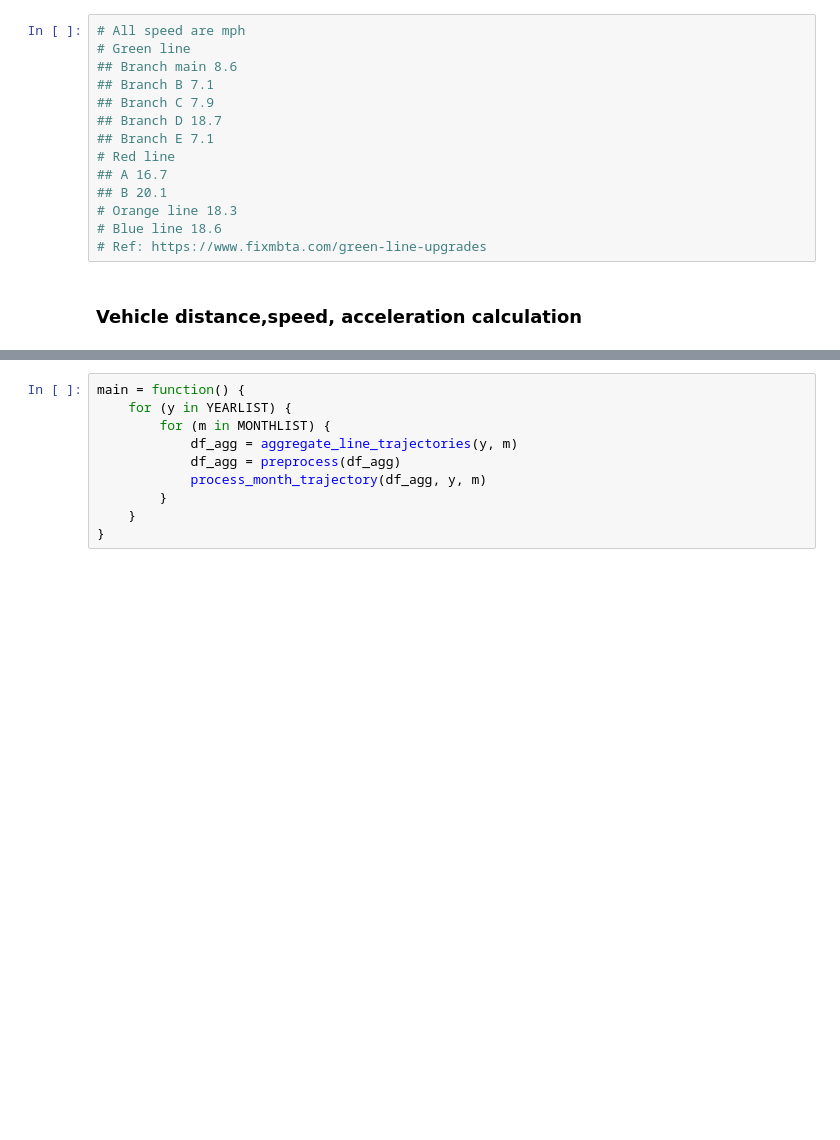
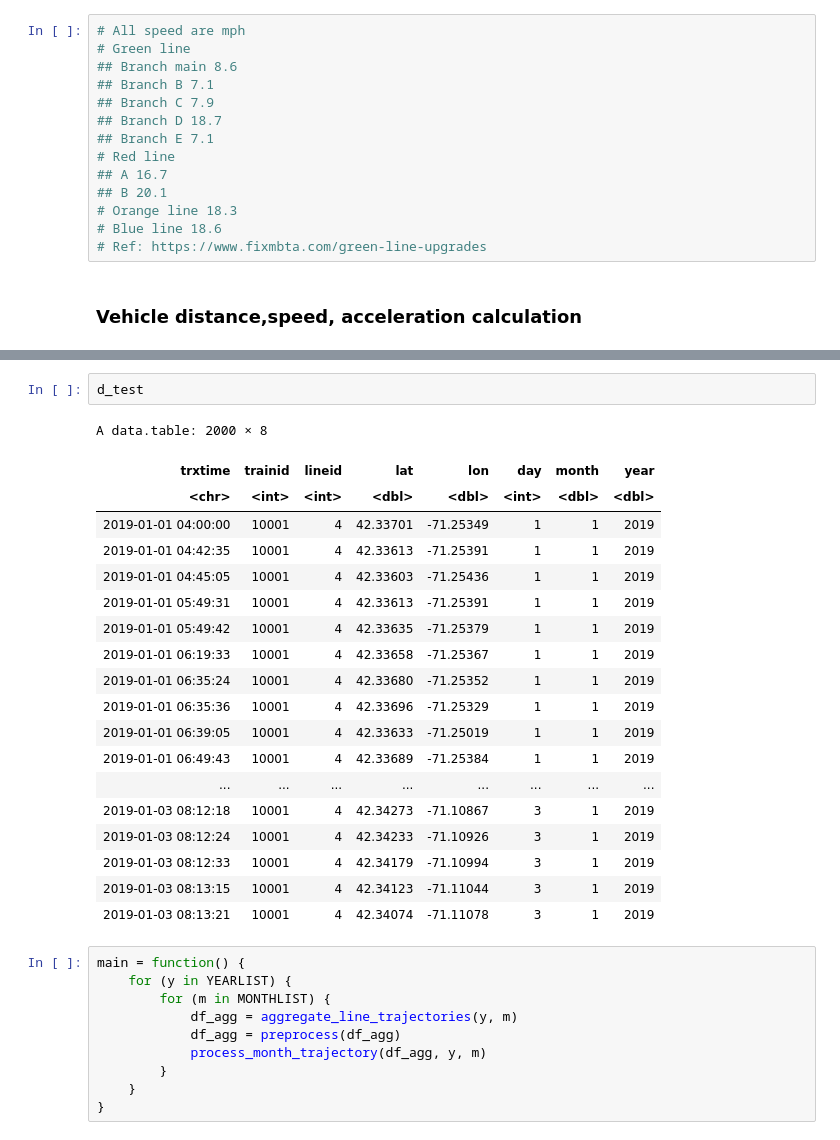
Before and after one commit to narslab/treem, a Jupyter notebook: bin/jupyter/vehicle-trajectory-computation-jimi.ipynb, the cells around one changed output, grey strips where cells are left out. Saved outputs shown, nothing was run; the diff lists cells and outputs as text; blank space fills up the shorter version.

Commit message:
Computation test scirpt version2

```diff
--- a/bin/jupyter/vehicle-trajectory-computation-jimi.ipynb
+++ b/bin/jupyter/vehicle-trajectory-computation-jimi.ipynb
@@ -187,3 +212,25 @@ ERROR: Error in `[<-.data.table`(`*tmp*`, index_excessive_speeds, c("speed_mps",
+# %%
+d_test
+# %% [output]
+A data.table: 2000 × 8
+| trxtime | trainid | lineid | lat | lon | day | month | year |
+| <chr> | <int> | <int> | <dbl> | <dbl> | <int> | <dbl> | <dbl> |
+| 2019-01-01 04:00:00 | 10001 | 4 | 42.33701 | -71.25349 | 1 | 1 | 2019 |
+| 2019-01-01 04:42:35 | 10001 | 4 | 42.33613 | -71.25391 | 1 | 1 | 2019 |
+| 2019-01-01 04:45:05 | 10001 | 4 | 42.33603 | -71.25436 | 1 | 1 | 2019 |
+| 2019-01-01 05:49:31 | 10001 | 4 | 42.33613 | -71.25391 | 1 | 1 | 2019 |
+| 2019-01-01 05:49:42 | 10001 | 4 | 42.33635 | -71.25379 | 1 | 1 | 2019 |
+| 2019-01-01 06:19:33 | 10001 | 4 | 42.33658 | -71.25367 | 1 | 1 | 2019 |
+| 2019-01-01 06:35:24 | 10001 | 4 | 42.33680 | -71.25352 | 1 | 1 | 2019 |
+| 2019-01-01 06:35:36 | 10001 | 4 | 42.33696 | -71.25329 | 1 | 1 | 2019 |
+| 2019-01-01 06:39:05 | 10001 | 4 | 42.33633 | -71.25019 | 1 | 1 | 2019 |
+| 2019-01-01 06:49:43 | 10001 | 4 | 42.33689 | -71.25384 | 1 | 1 | 2019 |
+| ... | ... | ... | ... | ... | ... | ... | ... |
+| 2019-01-03 08:12:18 | 10001 | 4 | 42.34273 | -71.10867 | 3 | 1 | 2019 |
+| 2019-01-03 08:12:24 | 10001 | 4 | 42.34233 | -71.10926 | 3 | 1 | 2019 |
+| 2019-01-03 08:12:33 | 10001 | 4 | 42.34179 | -71.10994 | 3 | 1 | 2019 |
+| 2019-01-03 08:13:15 | 10001 | 4 | 42.34123 | -71.11044 | 3 | 1 | 2019 |
+| 2019-01-03 08:13:21 | 10001 | 4 | 42.34074 | -71.11078 | 3 | 1 | 2019 |
 # %%
 main = function() {
     for (y in YEARLIST) {
```
Also changed, not shown: parts of 3 cells of this notebook.
